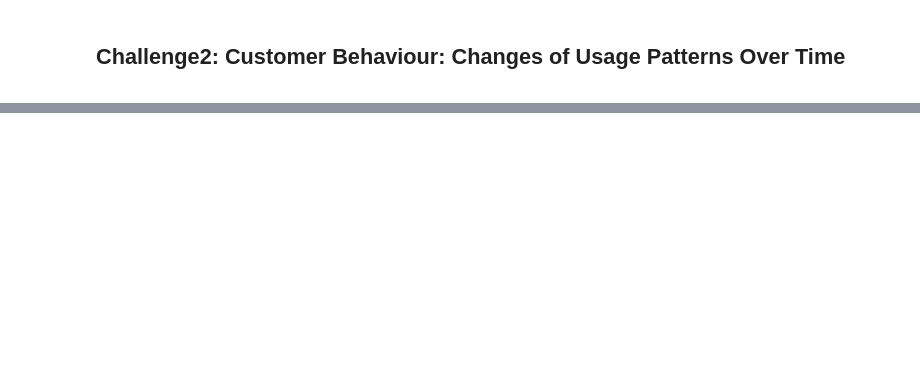
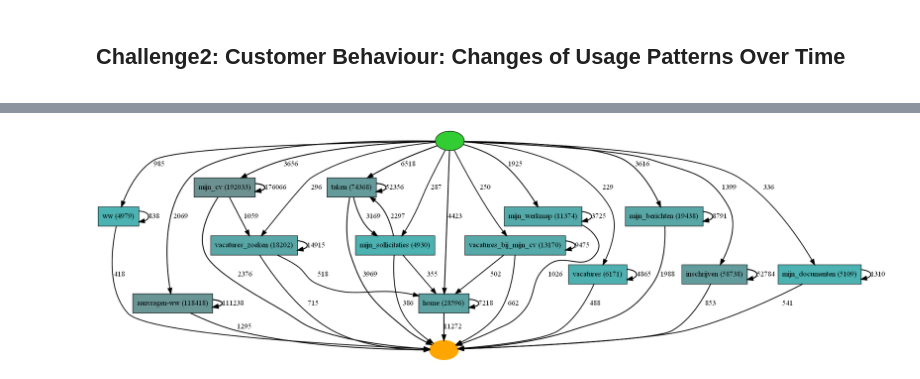
Before and after one commit to sinaaghaee/ProcessMiningProject-CustomerBehaviorAnalysis, a Jupyter notebook: BPM-Project-Aghaee-Varchandi-Mahmoodi.ipynb, the cells around one changed output, grey strips where cells are left out. Drawn from its saved outputs; the diff is of its cells as text; code cells hidden in the pictures; blank space fills up the shorter version.

```diff
--- a/BPM-Project-Aghaee-Varchandi-Mahmoodi.ipynb
+++ b/BPM-Project-Aghaee-Varchandi-Mahmoodi.ipynb
@@ -871,0 +1271,13 @@ number_of_sessions_per_customer.head(10)
+# %%
+log_first_sessions = xes_importer.apply('event_log_first_sessions.xes')
+# %%
+# Simplified Interface
+heu_net = pm4py.discover_heuristics_net(
+    log_first_sessions, dependency_threshold=0.997,
+    and_threshold=0.999,
+    loop_two_threshold=0.999
+)
+pm4py.save_vis_heuristics_net(heu_net, file_path='log_first_sessions-heuristics_net.png')
+pm4py.view_heuristics_net(heu_net)
+# %% [output]
+[figure, added]
```
Also changed, not shown: parts of 87 cells of this notebook.
